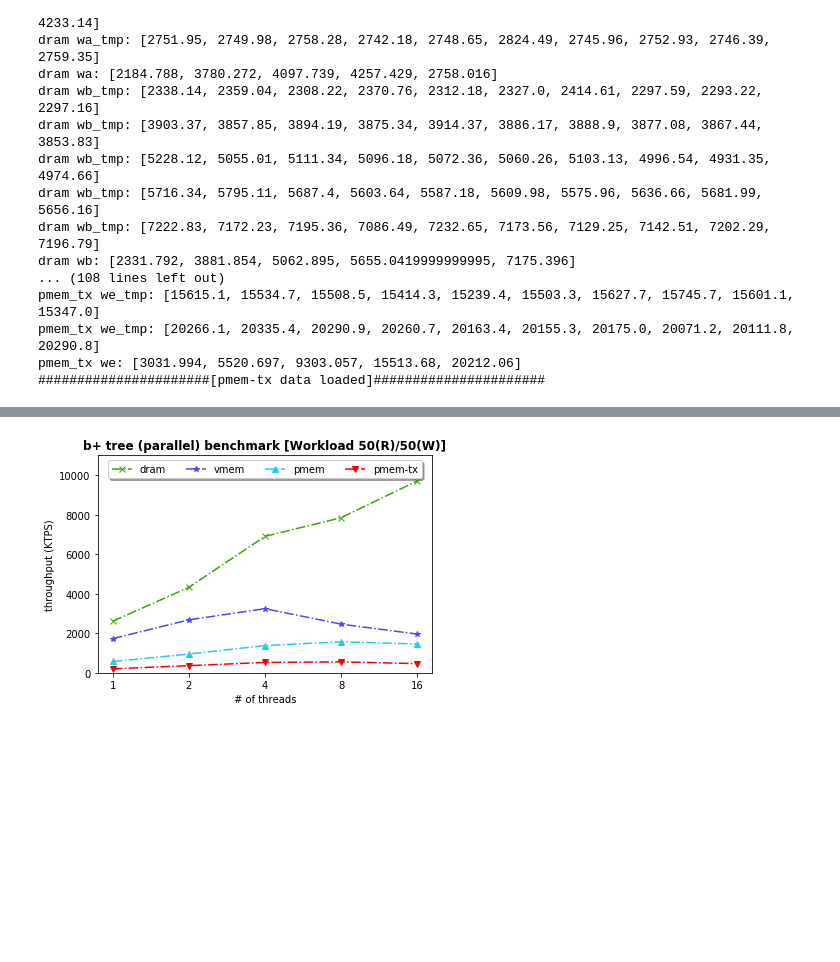
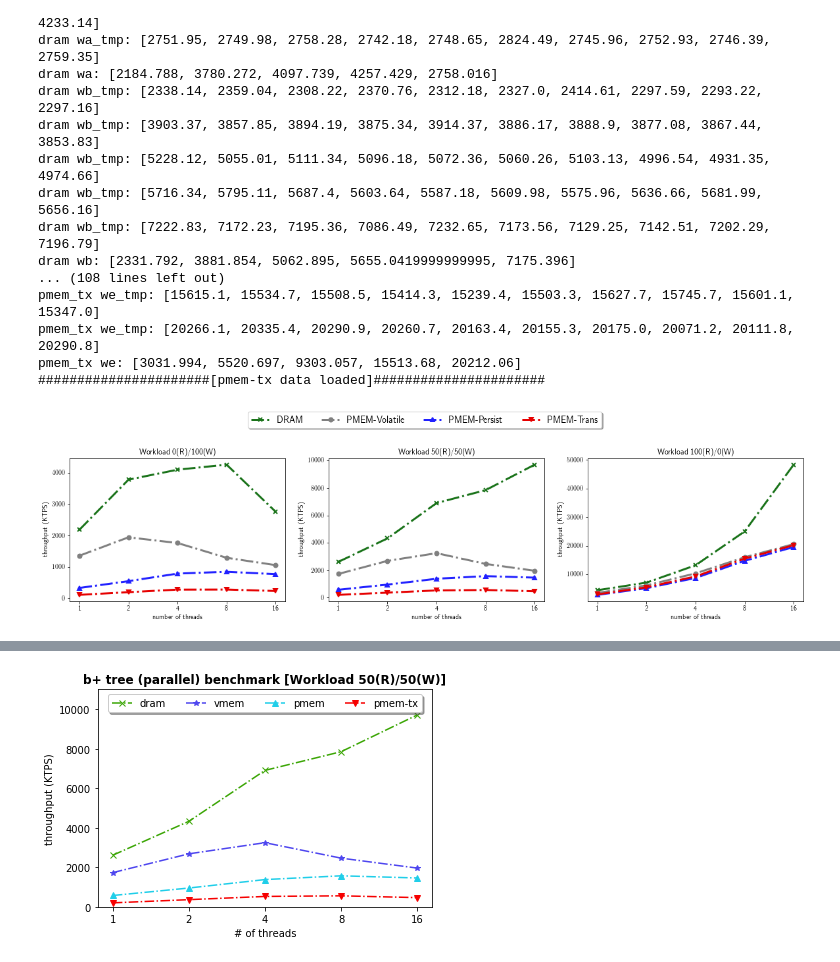
Before and after one commit to DIR-LAB/ycsb-storedsbench, a Jupyter notebook: workloads/plotting/bplusbtree-parallel-dc.ipynb, the cells around one changed output, grey strips where cells are left out. Drawn from its saved outputs; the diff is of its cells as text; code cells hidden in the pictures; blank space fills up the shorter version.

```diff
--- a/workloads/plotting/bplusbtree-parallel-dc.ipynb
+++ b/workloads/plotting/bplusbtree-parallel-dc.ipynb
@@ -476,6 +476,99 @@ pmem_tx we_tmp: [15615.1, 15534.7, 15508.5, 15414.3, 15239.4, 15503.3, 15627.7,
 pmem_tx we_tmp: [20266.1, 20335.4, 20290.9, 20260.7, 20163.4, 20155.3, 20175.0, 20071.2, 20111.8, 20290.8]
 pmem_tx we: [3031.994, 5520.697, 9303.057, 15513.68, 20212.06]
 ######################[pmem-tx data loaded]######################
+# %%
+# B+ tree combine result
+
+import numpy as np
+import matplotlib
+matplotlib.use("PDF")
+import matplotlib.pyplot as plt
+import matplotlib.backends as pdf_backend
+from statistics import mean, stdev
+
+plt.rcParams['ps.useafm'] = True
+plt.rcParams['pdf.use14corefonts'] = True
+plt.rcParams['text.usetex'] = True
+
+pdf = pdf_backend.backend_pdf.PdfPages("parallel_device_0_bp.pdf")
+
+x = [0,1,2,3,4]
+# create an index for each tick position
+xi = list(range(len(x)))
+
+plt.rcParams.update({'font.size': 10})
+plt.figure(figsize=(20,4))
+
+########## Plotting Workload-A data ##########
+wa_plt = plt.subplot(1, 3, 1)
+
+# Plotting functionality starts here
+wa_plt.plot(dram_wa, marker='x', linestyle='-.', color=(0.1, 0.45, 0.1), label='DRAM', linewidth=3, markeredgewidth=2)
+wa_plt.plot(vmem_wa, marker='o', linestyle='-.', color=(0.5, 0.5, 0.5), label='PMEM-Volatile', linewidth=3, markeredgewidth=2)
+wa_plt.plot(pmem_wa, marker='^', linestyle='-.', color=(0.13, 0.13, 1), label='PMEM-Persist', linewidth=3, markeredgewidth=2)
+wa_plt.plot(pmem_tx_wa, marker='v', linestyle='-.', color=(0.9, 0, 0), label='PMEM-Trans', linewidth=3, markeredgewidth=2)
+
+wa_plt.set_xlabel('number of threads', fontweight='bold')
+wa_plt.set_ylabel('throughput (KTPS)', fontweight='bold')
+
+# wa_y = [1000,2000,3000,4000,5000]
+# # create an index for each tick position
+# wa_yi = list(range(len(wa_y)))
+
+# wa_plt.yticks(wa_yi, y)
+wa_plt.set_xticks(x)
+wa_plt.set_xticklabels(['1', '2', '4', '8', '16'])
+
+wa_plt.set_title('Workload 0(R)/100(W)', fontweight='bold')
+
+########## Plotting Workload-C data ##########
+wc_plt = plt.subplot(1, 3, 2)
+
+# Plotting functionality starts here
+wc_plt.plot(dram_wc, marker='x', linestyle='-.', color=(0.1, 0.45, 0.1), label='DRAM', linewidth=3, markeredgewidth=2)
+wc_plt.plot(vmem_wc, marker='o', linestyle='-.', color=(0.5, 0.5, 0.5), label='PMEM-Volatile', linewidth=3, markeredgewidth=2)
+wc_plt.plot(pmem_wc, marker='^', linestyle='-.', color=(0.13, 0.13, 1), label='PMEM-Persist', linewidth=3, markeredgewidth=2)
+wc_plt.plot(pmem_tx_wc, marker='v', linestyle='-.', color=(0.9, 0, 0), label='PMEM-Trans', linewidth=3, markeredgewidth=2)
+
+wc_plt.set_xlabel('number of threads', fontweight='bold')
+wc_plt.set_ylabel('throughput (KTPS)', fontweight='bold')
+
+wc_plt.set_xticks(x)
+wc_plt.set_xticklabels(['1', '2', '4', '8', '16'])
+
+wc_plt.set_title('Workload 50(R)/50(W)', fontweight='bold')
+
+########## Plotting Workload-E data ##########
+we_plt = plt.subplot(1, 3, 3)
+
+# Plotting functionality starts here
+we_plt.plot(dram_we, marker='x', linestyle='-.', color=(0.1, 0.45, 0.1), label='DRAM', linewidth=3, markeredgewidth=2)
+we_plt.plot(vmem_we, marker='o', linestyle='-.', color=(0.5, 0.5, 0.5), label='PMEM-Volatile', linewidth=3, markeredgewidth=2)
+we_plt.plot(pmem_we, marker='^', linestyle='-.', color=(0.13, 0.13, 1), label='PMEM-Persist', linewidth=3, markeredgewidth=2)
+we_plt.plot(pmem_tx_we, marker='v', linestyle='-.', color=(0.9, 0, 0), label='PMEM-Trans', linewidth=3, markeredgewidth=2)
+
+we_plt.set_xlabel('number of threads', fontweight='bold')
+we_plt.set_ylabel('throughput (KTPS)', fontweight='bold')
+
+we_plt.set_xticks(x)
+we_plt.set_xticklabels(['1', '2', '4', '8', '16'])
+
+we_plt.set_title('Workload 100(R)/0(W)', fontweight='bold')
+
+# Create legend
+we_plt.legend(loc = 'upper center', fontsize=14, bbox_to_anchor=(0.5, 1.15), bbox_transform = plt.gcf().transFigure, fancybox=True, shadow=True, ncol=4)
+
+# fig = plt.figure()
+# handles, labels = we_plt.get_legend_handles_labels()
+# fig.legend(handles, labels, ncol=4, bbox_to_anchor=(0.0, 0.0))
+
+# plt.legend(labels, loc = 'upper center', fontsize=18, bbox_to_anchor=(0.5, 1.15), bbox_transform = plt.gcf().transFigure, fancybox=True, shadow=True, ncol=4)
+# plt.title('b+ tree (parallel) benchmark', x=-0.8, y=-0.30, fontsize=16)
+
+pdf.savefig(bbox_inches = 'tight')
+pdf.close()
+# %% [output]
+[figure, added]
 # %%
 # RUN ALL THE CODE BEFORE YOU START
 import numpy as np
```
Also changed, not shown: parts of 2 cells of this notebook, 39 other files.
